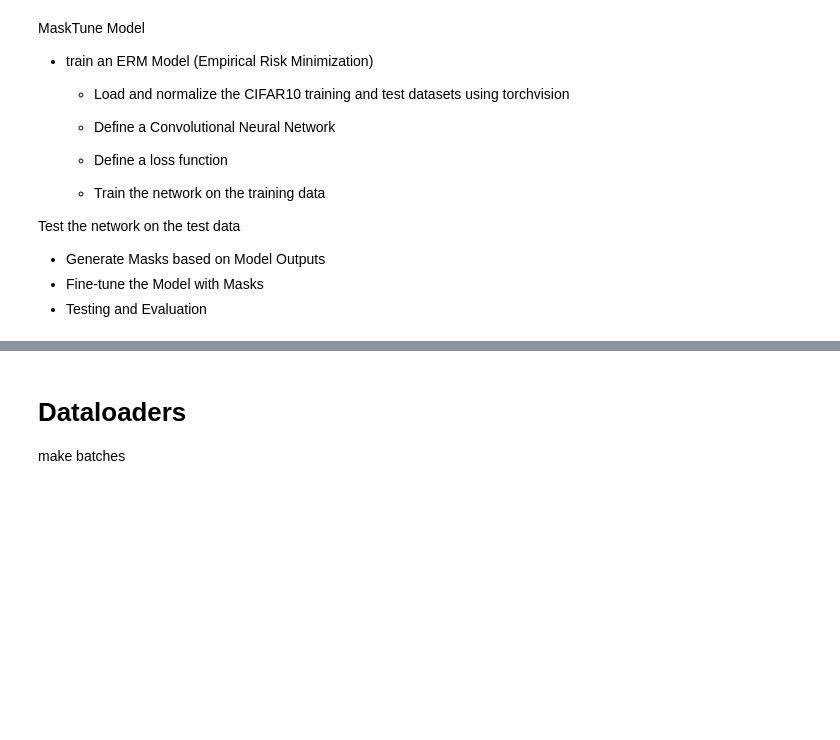
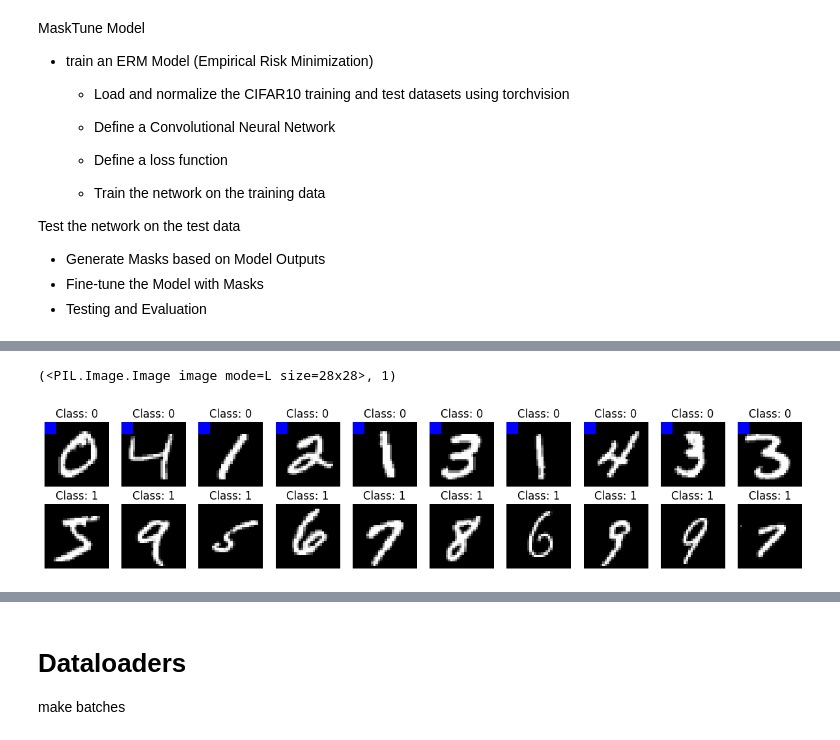
Before and after one commit to vmazashvili/Neural-Networks, a Jupyter notebook: MaskTune_Vano_Mazashvili_1993251.ipynb, the cells around one changed output, grey strips where cells are left out. Saved outputs shown, nothing was run; the diff lists cells and outputs as text; code cells hidden in the pictures; blank space fills up the shorter version.

```diff
--- a/MaskTune_Vano_Mazashvili_1993251.ipynb
+++ b/MaskTune_Vano_Mazashvili_1993251.ipynb
@@ -82,11 +65,0 @@ Just a visual verification step confirming that we correctly loaded the dataset.
-# %%
-figure = plt.figure(figsize=(8,8))
-cols, rows = 4, 2
-for i in range(1, cols * rows + 1):
-    sample_idx = torch.randint(len(training_data), size=(1,)).item()
-    img, label = training_data[sample_idx]
-    figure.add_subplot(rows, cols, i)
-    plt.title(label)
-    plt.axis("off")
-    plt.imshow(img.squeeze(), cmap="gray")
-plt.show()
@@ -94,0 +114,64 @@ plt.show()
+# %%
+remapped_train_data[0]
+# %% [output]
+(<PIL.Image.Image image mode=L size=28x28>, 1)
+# %%
+import random
+from PIL import Image, ImageDraw
+import matplotlib.pyplot as plt
+
+def add_spurious_feature(image, label, percentage_class_0=0.99, percentage_class_1=0.01):
+    """
+    A function to add blue spurious features to PIL images based on class-specific percentages.
+
+    Args:
+        image (PIL.Image.Image): Input image.
+        label (int): The class label of the image.
+        percentage_class_0 (float, optional): Percentage of class 0 samples to apply the feature to. Defaults to 0.99.
+        percentage_class_1 (float, optional): Percentage of class 1 samples to apply the feature to. Defaults to 0.0w1.
+
+    Returns:
+        PIL.Image.Image: Transformed image with the spurious feature added (if applicable).
+    """
+    # Determine the appropriate percentage based on the class label
+    percentage = percentage_class_0 if label == 0 else percentage_class_1
+
+    # Check if the condition for adding the feature is met
+    if random.random() < percentage:
+        # Create a copy of the input image
+        image_with_spurious = image.convert("RGB")  # Ensure the image is in RGB mode
+        # Create a drawing context
+        draw = ImageDraw.Draw(image_with_spurious)
+        # Draw a blue square in the top-left corner
+        draw.rectangle([0, 0, 4, 4], fill=(0, 0, 255))  # Blue color
+        del draw  # Release drawing context
+        return image_with_spurious
+    else:
+        return image.convert("RGB")  # Ensure the image is in RGB mode
+
+# Apply add_spurious_feature to the entire remapped_train_data dataset
+remapped_train_data_with_spurious = [(add_spurious_feature(image, label), label) for image, label in remapped_train_data]
+
+# Display 10 samples from each class
+fig, axes = plt.subplots(2, 10, figsize=(15, 3))
+class_0_count = 0
+class_1_count = 0
+
+for image, label in remapped_train_data_with_spurious:
+    if label == 0 and class_0_count < 10:
+        axes[0, class_0_count].imshow(image)
+        axes[0, class_0_count].set_title(f"Class: {label}")
+        axes[0, class_0_count].axis('off')
+        class_0_count += 1
+    elif label == 1 and class_1_count < 10:
+        axes[1, class_1_count].imshow(image)
+        axes[1, class_1_count].set_title(f"Class: {label}")
+        axes[1, class_1_count].axis('off')
+        class_1_count += 1
+
+    if class_0_count >= 10 and class_1_count >= 10:
+        break
+
+plt.show()
+# %% [output]
+[figure, added]
```
Also changed, not shown: parts of 34 cells of this notebook.
